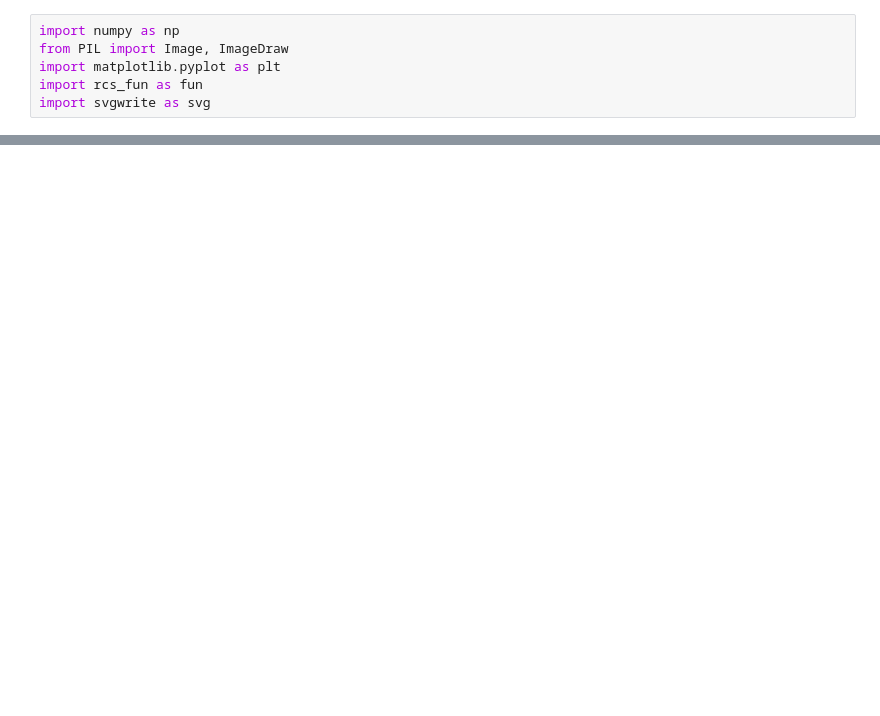
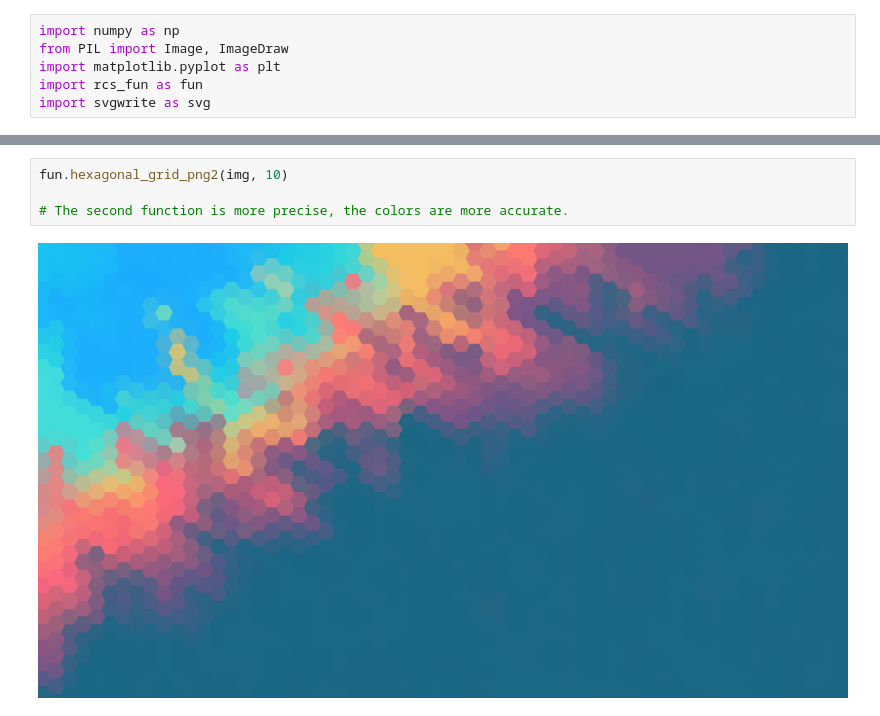
Before and after one commit to OlitHub/RCS_project, a Jupyter notebook: rcs_project/project_nb.ipynb, the cells around one changed output, grey strips where cells are left out. Drawn from its saved outputs; the diff is of its cells as text; blank space fills up the shorter version.

```diff
--- a/rcs_project/project_nb.ipynb
+++ b/rcs_project/project_nb.ipynb
@@ -22,0 +24,6 @@ fun.hexagonal_grid_png(img, 20)
+# %%
+fun.hexagonal_grid_png2(img, 10)
+
+# The second function is more precise, the colors are more accurate.
+# %% [output]
+[figure, added]
```
Also changed, not shown: parts of 5 cells of this notebook, 4 other files.
